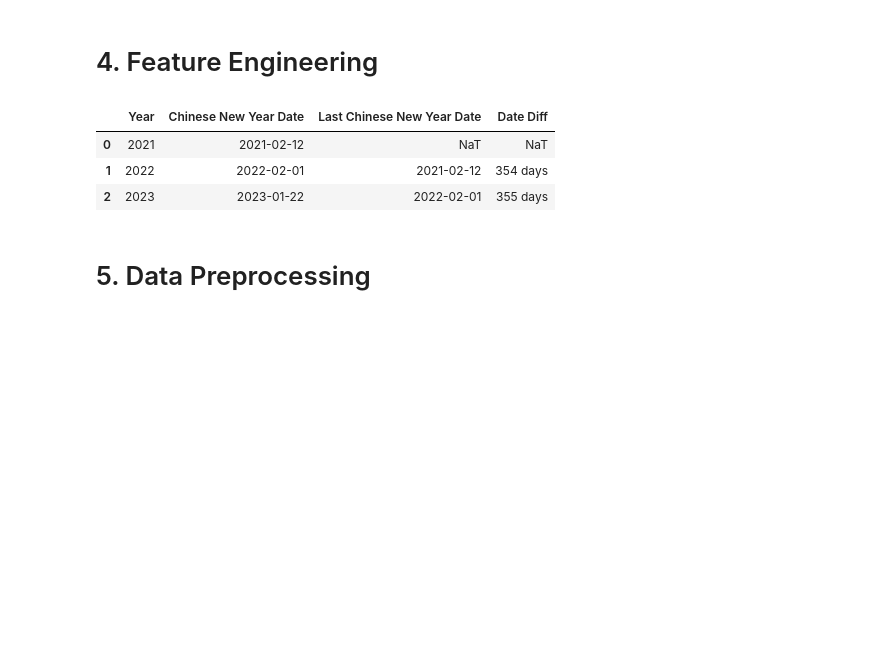
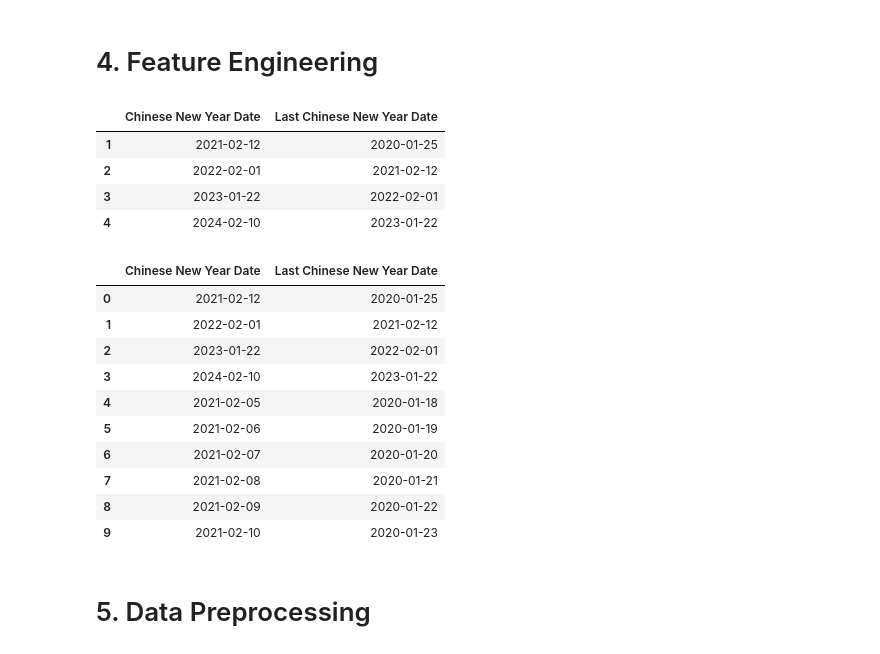
Before and after one commit to prattapong/Data-Science-Portfolio, a Jupyter notebook: Projects/Supermaket Sales Data/code/1.2 XGBoost Feature Engineering and Training over Category.ipynb, the cells around one changed output. Saved outputs shown, nothing was run; the diff lists cells and outputs as text; code cells hidden in the pictures; blank space fills up the shorter version.

```diff
--- a/Projects/Supermaket Sales Data/code/1.2 XGBoost Feature Engineering and Training over Category.ipynb
+++ b/Projects/Supermaket Sales Data/code/1.2 XGBoost Feature Engineering and Training over Category.ipynb
@@ -153,40 +153,55 @@ def create_days_lag_feature(df: pd.DataFrame,
 # %%
 def get_chinese_new_year_dates(start_year, end_year):
     chinese_new_year_dates = []
 
     for year in range(start_year, end_year + 1):
         lunar_date = LunarDate(year, 1, 1)
         cny_date = pd.Timestamp(lunar_date.toSolarDate())
 
-        chinese_new_year_dates.append({'Year': year, 'Chinese New Year Date': cny_date})
+        chinese_new_year_dates.append({'Chinese New Year Date': cny_date})
 
     chinese_new_year_df = pd.DataFrame(chinese_new_year_dates)
     chinese_new_year_df['Last Chinese New Year Date'] = chinese_new_year_df['Chinese New Year Date'].shift(1)
-    chinese_new_year_df['Date Diff'] = chinese_new_year_df['Chinese New Year Date'] - chinese_new_year_df['Last Chinese New Year Date']
+    chinese_new_year_df.dropna(subset=['Last Chinese New Year Date'], inplace = True)
 
     return chinese_new_year_df
 
 def get_chinese_new_year_period(df, days):
     days = 7
-    new_years = df['Chinese New Year Date'].unique()
-    for new_year in new_years:
+    # new_years = df['Chinese New Year Date'].unique()
+    # for new_year in new_years:
+    new_year_dict = dict(zip(df['Chinese New Year Date'], df['Last Chinese New Year Date']))
+    for this_year, last_year in new_year_dict.items():
         for day in range(-days, days + 1):
             if day != 0:
-                df = pd.concat([df, pd.DataFrame({'Chinese New Year Date': [new_year + timedelta(days = day)]})],
+                df = pd.concat([df, pd.DataFrame({'Chinese New Year Date': [this_year + timedelta(days = day)],
+                                                  'Last Chinese New Year Date': [last_year + timedelta(days = day)]})],
                                axis = 0,
                                ignore_index = True)
     return df
 
-df_chinese_new_year = get_chinese_new_year_dates(2021, 2023)
+df_chinese_new_year = get_chinese_new_year_dates(2020, 2024)
 df_chinese_new_year_period = get_chinese_new_year_period(df = df_chinese_new_year, days = 7)
 
 display(df_chinese_new_year)
-# display(df_chinese_new_year_period)
+display(df_chinese_new_year_period.head(10))
 # %% [output]
-|  | Year | Chinese New Year Date | Last Chinese New Year Date | Date Diff |
-| 0 | 2021 | 2021-02-12 | NaT | NaT |
-| 1 | 2022 | 2022-02-01 | 2021-02-12 | 354 days |
-| 2 | 2023 | 2023-01-22 | 2022-02-01 | 355 days |
+|  | Chinese New Year Date | Last Chinese New Year Date |
+| 1 | 2021-02-12 | 2020-01-25 |
+| 2 | 2022-02-01 | 2021-02-12 |
+| 3 | 2023-01-22 | 2022-02-01 |
+| 4 | 2024-02-10 | 2023-01-22 |
+|  | Chinese New Year Date | Last Chinese New Year Date |
+| 0 | 2021-02-12 | 2020-01-25 |
+| 1 | 2022-02-01 | 2021-02-12 |
+| 2 | 2023-01-22 | 2022-02-01 |
+| 3 | 2024-02-10 | 2023-01-22 |
+| 4 | 2021-02-05 | 2020-01-18 |
+| 5 | 2021-02-06 | 2020-01-19 |
+| 6 | 2021-02-07 | 2020-01-20 |
+| 7 | 2021-02-08 | 2020-01-21 |
+| 8 | 2021-02-09 | 2020-01-22 |
+| 9 | 2021-02-10 | 2020-01-23 |
 # %% [markdown]
 # 5. Data Preprocessing
 # %% [markdown]
```
